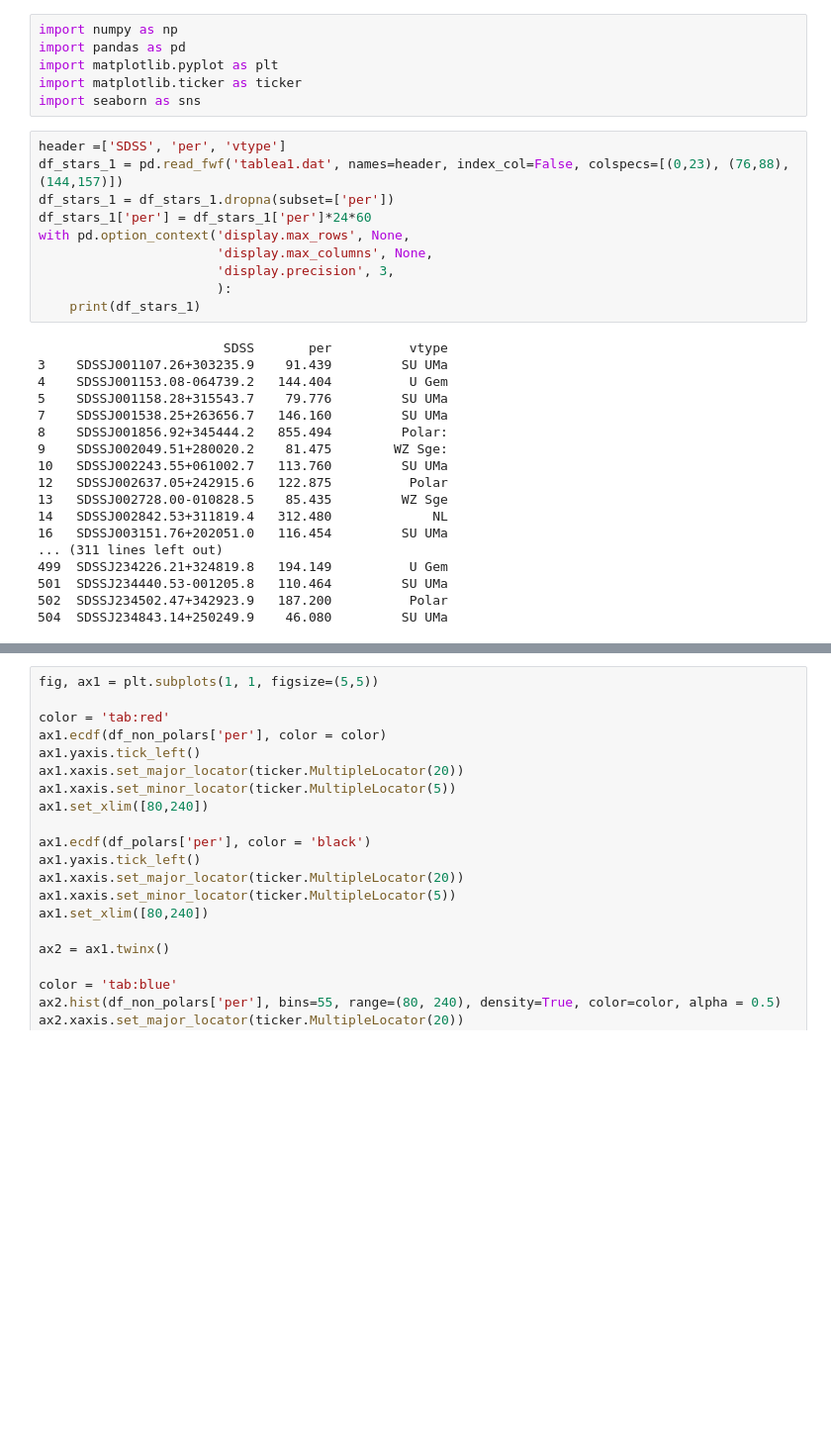
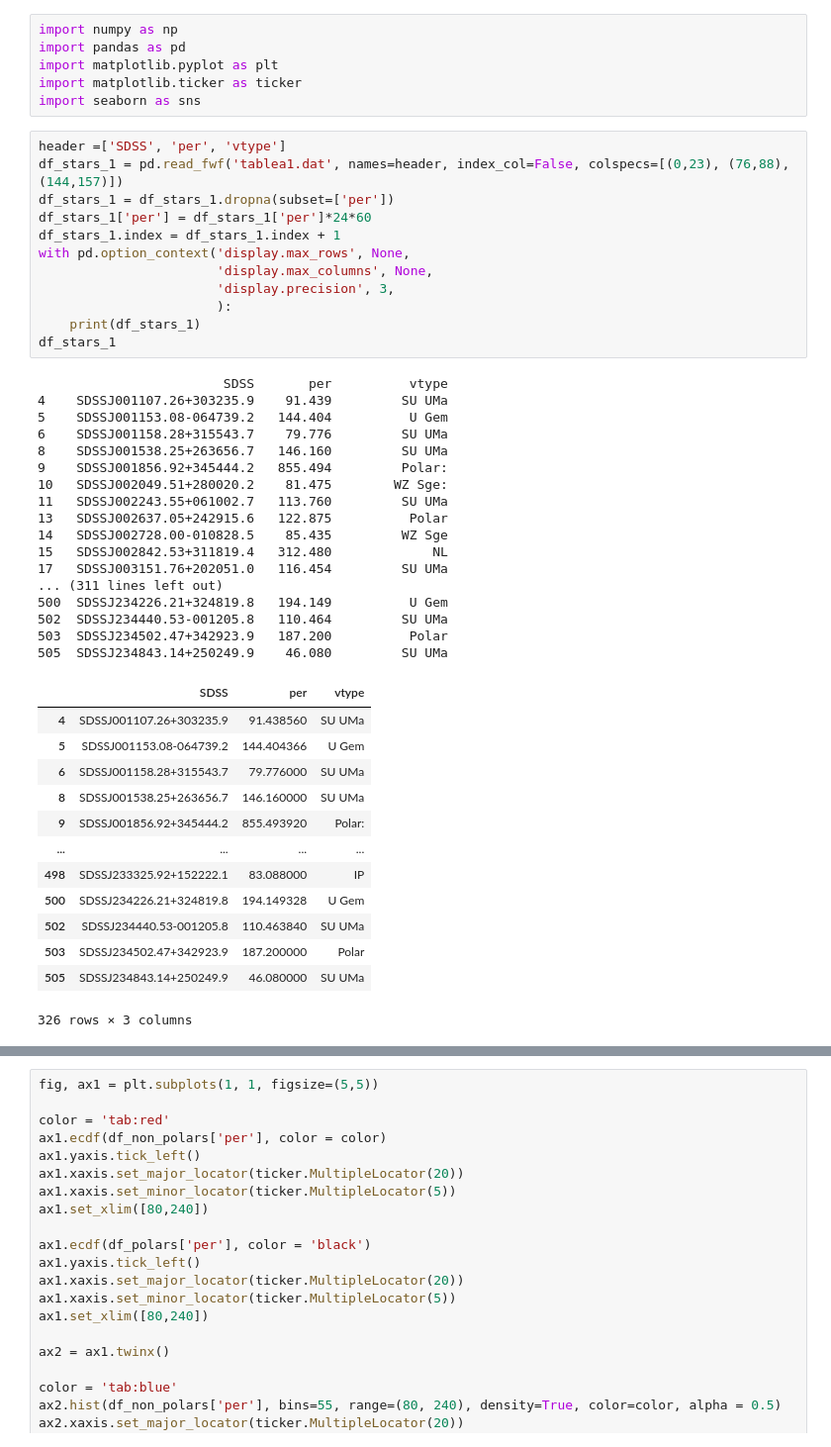
Before and after one commit to wknop/licencjat, a Jupyter notebook: notebook1.ipynb, the cells around one changed output, grey strips where cells are left out. Shown at 99% size. Saved outputs shown, nothing was run; the diff lists cells and outputs as text; blank space fills up the shorter version.

```diff
--- a/notebook1.ipynb
+++ b/notebook1.ipynb
@@ -7,31 +7,46 @@ import seaborn as sns
 # %%
 header =['SDSS', 'per', 'vtype']
 df_stars_1 = pd.read_fwf('tablea1.dat', names=header, index_col=False, colspecs=[(0,23), (76,88), (144,157)])
 df_stars_1 = df_stars_1.dropna(subset=['per'])
 df_stars_1['per'] = df_stars_1['per']*24*60
+df_stars_1.index = df_stars_1.index + 1
 with pd.option_context('display.max_rows', None,
                        'display.max_columns', None,
                        'display.precision', 3,
                        ):
     print(df_stars_1)
+df_stars_1
 # %% [output]
                         SDSS       per          vtype
-3    SDSSJ001107.26+303235.9    91.439         SU UMa
-4    SDSSJ001153.08-064739.2   144.404          U Gem
-5    SDSSJ001158.28+315543.7    79.776         SU UMa
-7    SDSSJ001538.25+263656.7   146.160         SU UMa
-8    SDSSJ001856.92+345444.2   855.494         Polar:
-9    SDSSJ002049.51+280020.2    81.475        WZ Sge:
-10   SDSSJ002243.55+061002.7   113.760         SU UMa
-12   SDSSJ002637.05+242915.6   122.875          Polar
-13   SDSSJ002728.00-010828.5    85.435         WZ Sge
-14   SDSSJ002842.53+311819.4   312.480             NL
-16   SDSSJ003151.76+202051.0   116.454         SU UMa
+4    SDSSJ001107.26+303235.9    91.439         SU UMa
+5    SDSSJ001153.08-064739.2   144.404          U Gem
+6    SDSSJ001158.28+315543.7    79.776         SU UMa
+8    SDSSJ001538.25+263656.7   146.160         SU UMa
+9    SDSSJ001856.92+345444.2   855.494         Polar:
+10   SDSSJ002049.51+280020.2    81.475        WZ Sge:
+11   SDSSJ002243.55+061002.7   113.760         SU UMa
+13   SDSSJ002637.05+242915.6   122.875          Polar
+14   SDSSJ002728.00-010828.5    85.435         WZ Sge
+15   SDSSJ002842.53+311819.4   312.480             NL
+17   SDSSJ003151.76+202051.0   116.454         SU UMa
 ... (311 lines left out)
-499  SDSSJ234226.21+324819.8   194.149          U Gem
-501  SDSSJ234440.53-001205.8   110.464         SU UMa
-502  SDSSJ234502.47+342923.9   187.200          Polar
-504  SDSSJ234843.14+250249.9    46.080         SU UMa
+500  SDSSJ234226.21+324819.8   194.149          U Gem
+502  SDSSJ234440.53-001205.8   110.464         SU UMa
+503  SDSSJ234502.47+342923.9   187.200          Polar
+505  SDSSJ234843.14+250249.9    46.080         SU UMa
+|  | SDSS | per | vtype |
+| 4 | SDSSJ001107.26+303235.9 | 91.438560 | SU UMa |
+| 5 | SDSSJ001153.08-064739.2 | 144.404366 | U Gem |
+| 6 | SDSSJ001158.28+315543.7 | 79.776000 | SU UMa |
+| 8 | SDSSJ001538.25+263656.7 | 146.160000 | SU UMa |
+| 9 | SDSSJ001856.92+345444.2 | 855.493920 | Polar: |
+| ... | ... | ... | ... |
+| 498 | SDSSJ233325.92+152222.1 | 83.088000 | IP |
+| 500 | SDSSJ234226.21+324819.8 | 194.149328 | U Gem |
+| 502 | SDSSJ234440.53-001205.8 | 110.463840 | SU UMa |
+| 503 | SDSSJ234502.47+342923.9 | 187.200000 | Polar |
+| 505 | SDSSJ234843.14+250249.9 | 46.080000 | SU UMa |
+326 rows × 3 columns
 # %%
 header =['SDSS', 'per', 'vtype']
 df_stars_1 = pd.read_fwf('tablea1.dat', names=header, index_col=False, colspecs=[(0,23), (76,88), (144,157)])
```
Also changed, not shown: parts of 6 cells of this notebook.
